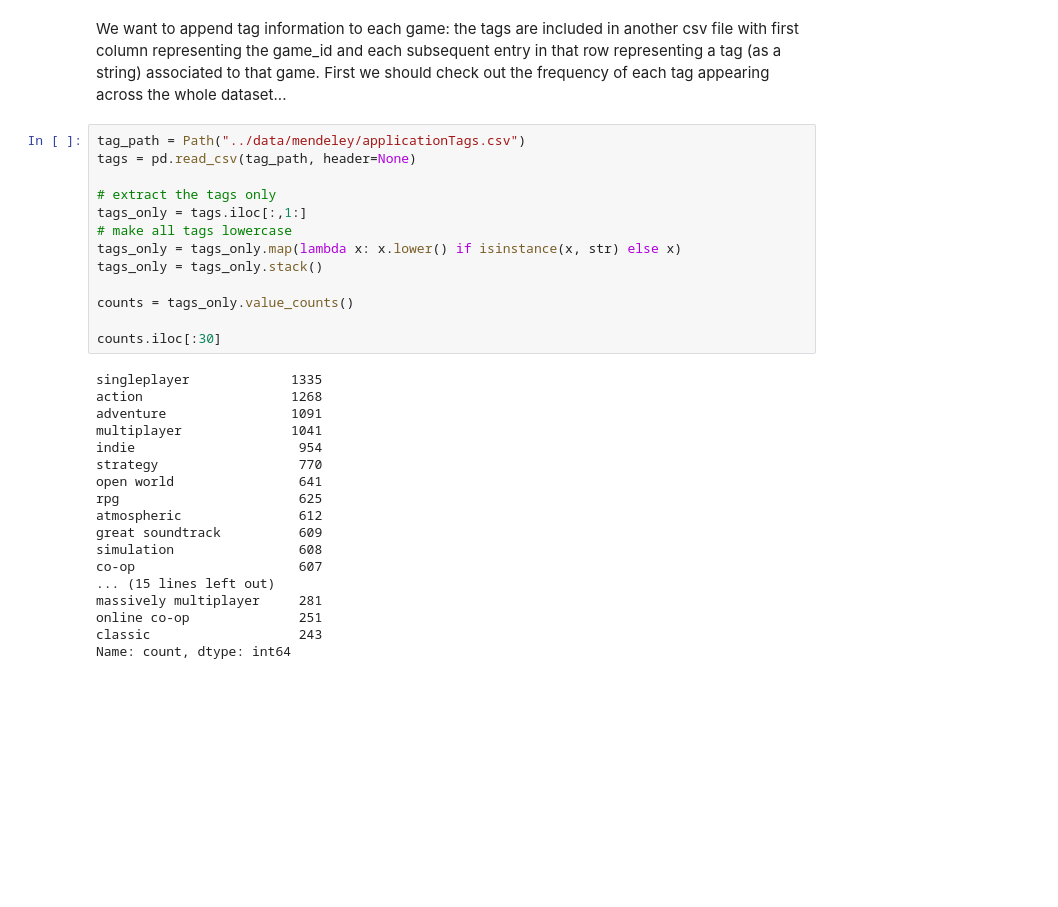
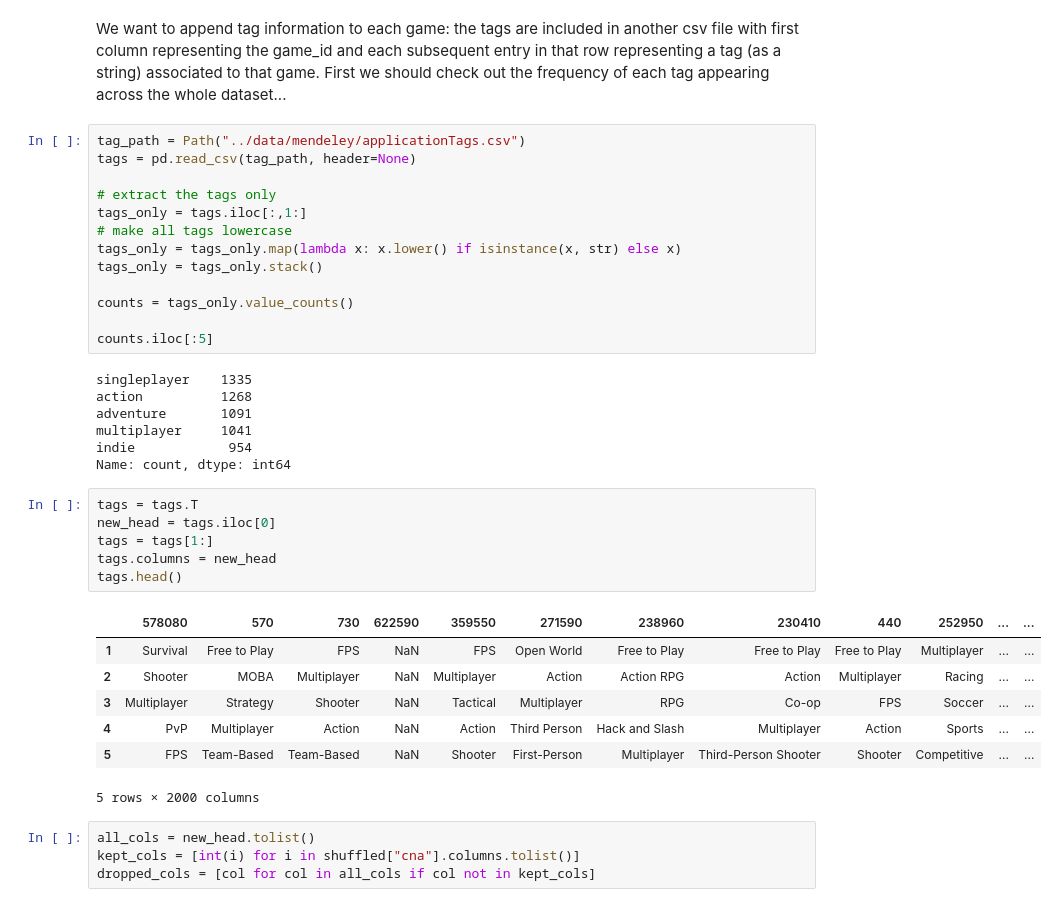
Before and after one commit to su-jai/player_forecasting, a Jupyter notebook: notebooks/data_engineering.ipynb, the cells around one changed output. Saved outputs shown, nothing was run; the diff lists cells and outputs as text; blank space fills up the shorter version.

```diff
--- a/notebooks/data_engineering.ipynb
+++ b/notebooks/data_engineering.ipynb
@@ -745,22 +950,29 @@ tags_only = tags_only.stack()
 
 counts = tags_only.value_counts()
 
-counts.iloc[:30]
+counts.iloc[:5]
 # %% [output]
-singleplayer             1335
-action                   1268
-adventure                1091
-multiplayer              1041
-indie                     954
-strategy                  770
-open world                641
-rpg                       625
-atmospheric               612
-great soundtrack          609
-simulation                608
-co-op                     607
-... (15 lines left out)
-massively multiplayer     281
-online co-op              251
-classic                   243
+singleplayer    1335
+action          1268
+adventure       1091
+multiplayer     1041
+indie            954
 Name: count, dtype: int64
+# %%
+tags = tags.T
+new_head = tags.iloc[0]
+tags = tags[1:]
+tags.columns = new_head
+tags.head()
+# %% [output]
+|  | 578080 | 570 | 730 | 622590 | 359550 | 271590 | 238960 | 230410 | 440 | 252950 | ... | ... |
+| 1 | Survival | Free to Play | FPS | NaN | FPS | Open World | Free to Play | Free to Play | Free to Play | Multiplayer | ... | ... |
+| 2 | Shooter | MOBA | Multiplayer | NaN | Multiplayer | Action | Action RPG | Action | Multiplayer | Racing | ... | ... |
+| 3 | Multiplayer | Strategy | Shooter | NaN | Tactical | Multiplayer | RPG | Co-op | FPS | Soccer | ... | ... |
+| 4 | PvP | Multiplayer | Action | NaN | Action | Third Person | Hack and Slash | Multiplayer | Action | Sports | ... | ... |
+| 5 | FPS | Team-Based | Team-Based | NaN | Shooter | First-Person | Multiplayer | Third-Person Shooter | Shooter | Competitive | ... | ... |
+5 rows × 2000 columns
+# %%
+all_cols = new_head.tolist()
+kept_cols = [int(i) for i in shuffled["cna"].columns.tolist()]
+dropped_cols = [col for col in all_cols if col not in kept_cols]
```
Also changed, not shown: parts of 17 cells of this notebook.
